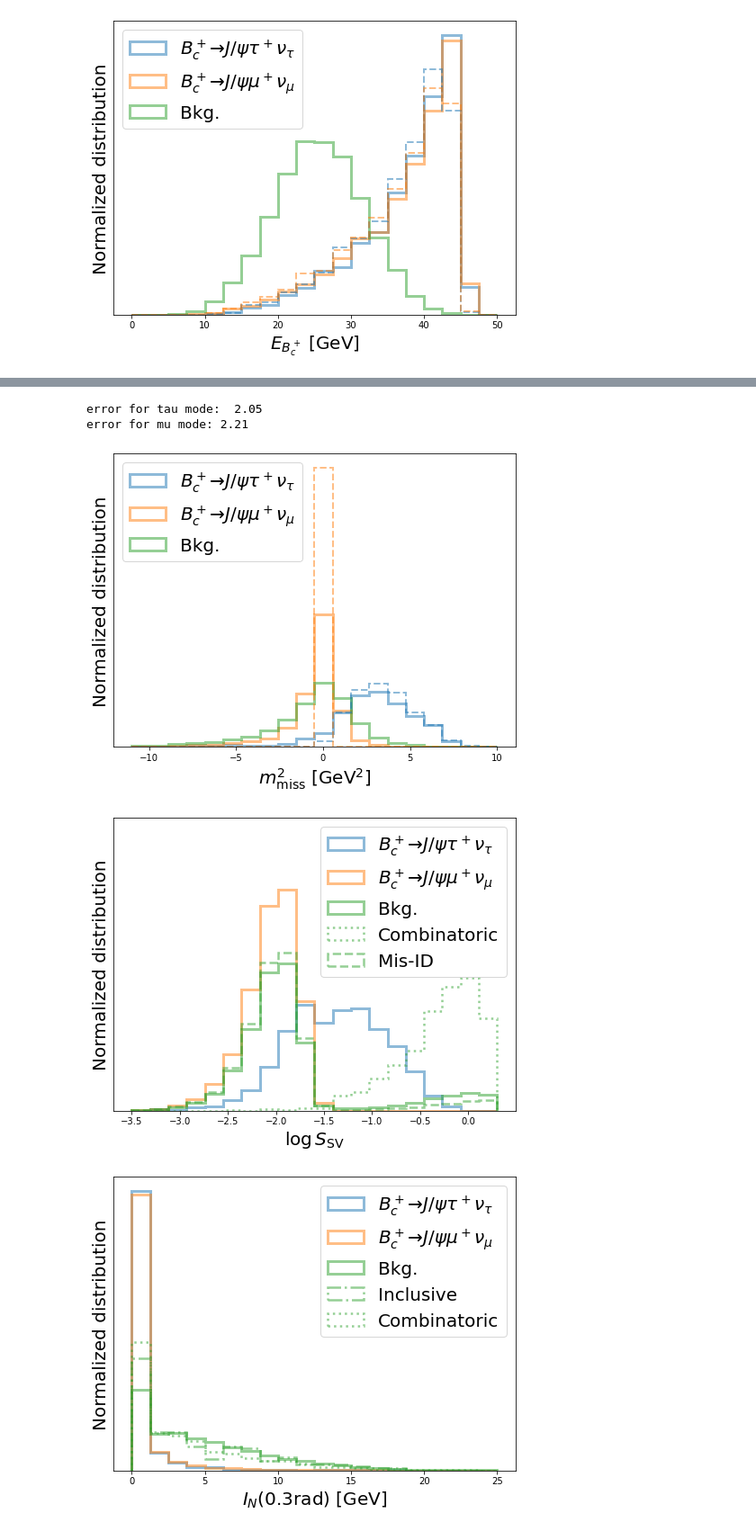
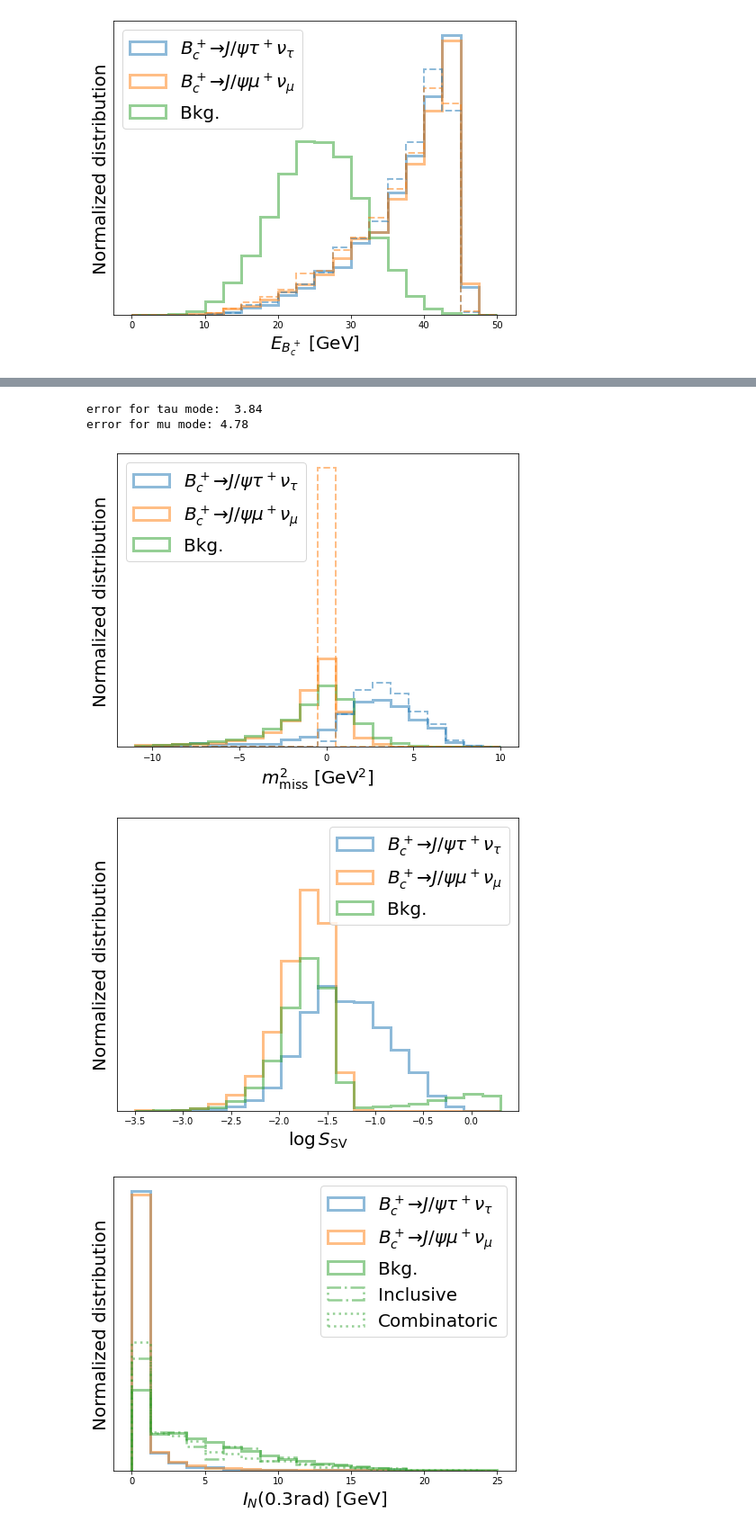
Before and after one commit to ansonkwokth/LFUV_Z-pole, a Jupyter notebook: RJpsi/BDTCut_v2.ipynb, the cells around one changed output, grey strips where cells are left out. Shown: that part at 90% size. Saved outputs shown, nothing was run; the diff lists cells and outputs as text; code cells hidden in the pictures.

```diff
--- a/RJpsi/BDTCut_v2.ipynb
+++ b/RJpsi/BDTCut_v2.ipynb
@@ -42,12 +42,12 @@ epsilon_pimu = 1/100
 
 # No veto
 # 10noise
-# modes_dt = {0: {'mode': './features/JpsiTauNu_10Noise_NoVeto.root', 'yields': 3.76e3},
-#             1: {'mode': './features/JpsiMuNu_10Noise_NoVeto.root', 'yields': 1.03e5},
-#             2: {'mode': './features/RJpsiInclusive_10Noise_NoVeto.root', 'yields': 3.83e3},
-#             3: {'mode': './features/RJpsiCombCascade_10Noise_NoVeto.root', 'yields': 7.89e4},
-#             4: {'mode': './features/RJpsiMisID_10Noise_NoVeto.root', 'yields': epsilon_pimu*1.10e8}
-#            }
+modes_dt = {0: {'mode': './features/JpsiTauNu_10Noise_NoVeto.root', 'yields': 3.76e3},
+            1: {'mode': './features/JpsiMuNu_10Noise_NoVeto.root', 'yields': 1.03e5},
+            2: {'mode': './features/RJpsiInclusive_10Noise_NoVeto.root', 'yields': 3.83e3},
+            3: {'mode': './features/RJpsiCombCascade_10Noise_NoVeto.root', 'yields': 7.89e4},
+            4: {'mode': './features/RJpsiMisID_10Noise_NoVeto.root', 'yields': epsilon_pimu*1.10e8}
+           }
 
 # # 20noise
 # modes_dt = {0: {'mode': './features/JpsiTauNu_20Noise_NoVeto.root', 'yields': 3.65e3},
@@ -66,12 +66,12 @@ epsilon_pimu = 1/100
 #            }
 
 # 0noise
-modes_dt = {0: {'mode': './features/JpsiTauNu_0Noise_NoVeto.root', 'yields': 3.77e3},
-            1: {'mode': './features/JpsiMuNu_0Noise_NoVeto.root', 'yields': 1.03e5},
-            2: {'mode': './features/RJpsiInclusive_0Noise_NoVeto.root', 'yields': 3.83e3},
-            3: {'mode': './features/RJpsiCombCascade_0Noise_NoVeto.root', 'yields': 8.05e4},
-            4: {'mode': './features/RJpsiMisID_0Noise_NoVeto.root', 'yields': epsilon_pimu*1.11e8}
-           }
+# modes_dt = {0: {'mode': './features/JpsiTauNu_0Noise_NoVeto.root', 'yields': 3.77e3},
+#             1: {'mode': './features/JpsiMuNu_0Noise_NoVeto.root', 'yields': 1.03e5},
+#             2: {'mode': './features/RJpsiInclusive_0Noise_NoVeto.root', 'yields': 3.83e3},
+#             3: {'mode': './features/RJpsiCombCascade_0Noise_NoVeto.root', 'yields': 8.05e4},
+#             4: {'mode': './features/RJpsiMisID_0Noise_NoVeto.root', 'yields': epsilon_pimu*1.11e8}
+#            }
 # %%
 def load_train_test(modes_dt, size=0.5):
     np.random.seed(9)
@@ -803,8 +803,8 @@ ax1.set_ylabel('Normalized distribution', fontsize=20)
 ax1.set_xlabel(r'$m_{\rm miss}^2$ [GeV$^2$]', fontsize=20)
 ax1.set_yticks([])
 
-f.savefig('./figures/Jpsismiss2')
-# f.savefig('./figures/Jpsimiss2_20noise')
+# f.savefig('./figures/Jpsismiss2')
+f.savefig('./figures/Jpsimiss2_20noise')
 
 
 X_mea0 = df_plot[(df_plot.target==0)]['miss2']
@@ -824,9 +824,9 @@ X_Wmean1 = sum(X1 * W1) / sum(W1)
 print("error for tau mode:  {:.2f}".format((sum((X0 - X_Wmean0)**2 * W0) / (sum(W0)*(len(W0)-1)/len(W0)))**0.5))
 print("error for mu mode: {:.2f}".format((sum((X1 - X_Wmean1)**2 * W1) / (sum(W1)*(len(W1)-1)/len(W1)))**0.5))
 # %% [output]
-error for tau mode:  2.05
-error for mu mode: 2.21
+error for tau mode:  3.84
+error for mu mode: 4.78
-[figure, old version]
+[figure, new version]
 # %%
 df_plot.loc[df_test_o.index, 'target'] = df_test_o.loc[df_test_o.index]
 df_plot.loc[df_train_o.index, 'target'] = df_train_o.loc[df_train_o.index]
@@ -853,28 +853,28 @@ for ie in df_plot[df_plot.target==999]['iEvt']:
 # %%
 f = plt.figure(figsize=(8,6))
 ax1 = plt.subplot(111)
 range_=[-3.5,0.3]
 # range_=[-3.5,3]
 
 
 ax1.margins(y=0.325)
 ax1.hist(np.log10(df_plot[(df_plot.target==0)]['sMinMuHcVert']), weights=df_plot[df_plot.target==0]['reweight']/sum(df_plot[df_plot.target==0]['reweight']), bins=20, range=range_, histtype='step', lw=3, label=r'$B_c^+\to J/\psi \tau^+\nu_\tau$', alpha=0.5);
 ax1.hist(np.log10(df_plot[(df_plot.target==1)]['sMinMuHcVert']), weights=df_plot[df_plot.target==1]['reweight']/sum(df_plot[df_plot.target==1]['reweight']), bins=20, range=range_, histtype='step', lw=3, label=r'$B_c^+\to J/\psi \mu^+\nu_\mu$', alpha=0.5);
 # ax1.hist(np.log10(df_plot[(df_plot.target!=0)&(df_plot.target!=1)]['sMinMuHcVert']), weights=df_plot[(df_plot.target!=0)&(df_plot.target!=1)]['reweight']/sum(df_plot[(df_plot.target!=0)&(df_plot.target!=1)]['reweight']), bins=20, range=range_, lw=3, label=r'Bkg.', alpha=0.25);
 ax1.hist(np.log10(df_plot[(df_plot.target!=0)&(df_plot.target!=1)]['sMinMuHcVert']), weights=df_plot[(df_plot.target!=0)&(df_plot.target!=1)]['reweight']/sum(df_plot[(df_plot.target!=0)&(df_plot.target!=1)]['reweight']), bins=20, range=range_, histtype='step', lw=3, label=r'Bkg.', alpha=0.5);
-ax1.hist(np.log10(df_plot[(df_plot.target==3)]['sMinMuHcVert']), weights=df_plot[df_plot.target==3]['reweight']/sum(df_plot[df_plot.target==3]['reweight']), bins=20, range=range_, histtype='step', lw=2.5, label='Combinatoric', alpha=0.5, color='C2', linestyle=':');
-ax1.hist(np.log10(df_plot[(df_plot.target==5)]['sMinMuHcVert']), weights=df_plot[df_plot.target==5]['reweight']/sum(df_plot[df_plot.target==5]['reweight']), bins=20, range=range_, histtype='step', lw=2.5, label='Mis-ID', alpha=0.5, color='C2', linestyle='--');
+# ax1.hist(np.log10(df_plot[(df_plot.target==3)]['sMinMuHcVert']), weights=df_plot[df_plot.target==3]['reweight']/sum(df_plot[df_plot.target==3]['reweight']), bins=20, range=range_, histtype='step', lw=2.5, label='Combinatoric', alpha=0.5, color='C2', linestyle=':');
+# ax1.hist(np.log10(df_plot[(df_plot.target==5)]['sMinMuHcVert']), weights=df_plot[df_plot.target==5]['reweight']/sum(df_plot[df_plot.target==5]['reweight']), bins=20, range=range_, histtype='step', lw=2.5, label='Mis-ID', alpha=0.5, color='C2', linestyle='--');
 
 
 ax1.set_ylabel('Normalized distribution', fontsize=20)
 ax1.set_xlabel(r'$\log{S_{\rm SV}}$', fontsize=20)
 ax1.set_yticks([])
 ax1.legend(loc=1, fontsize=20)
 
-f.savefig('./figures/Jpsilogssv')
-# f.savefig('./figures/Jpsilogssv_20noise')
+# f.savefig('./figures/Jpsilogssv')
+f.savefig('./figures/Jpsilogssv_20noise')
 # %% [output]
-[figure, old version]
+[figure, new version]
 # %%
 # f = plt.figure(figsize=(8,6))
 # ax1 = plt.subplot(111)
```
Also changed, not shown: parts of 14 cells of this notebook, 8 other files.
